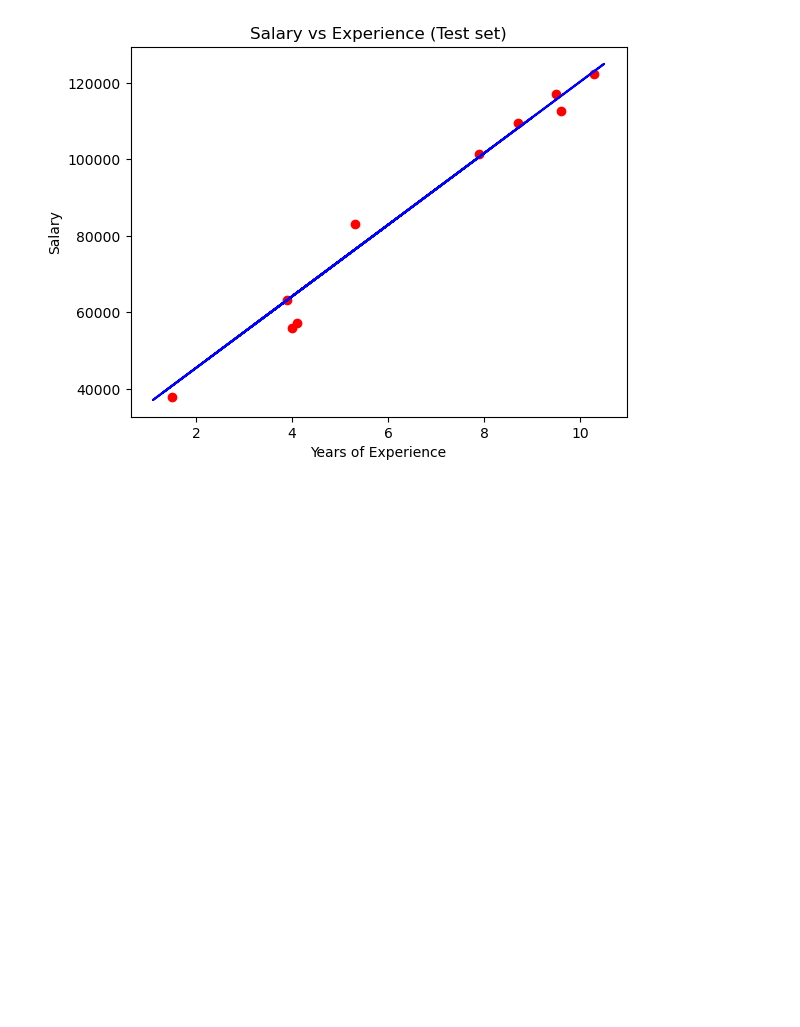
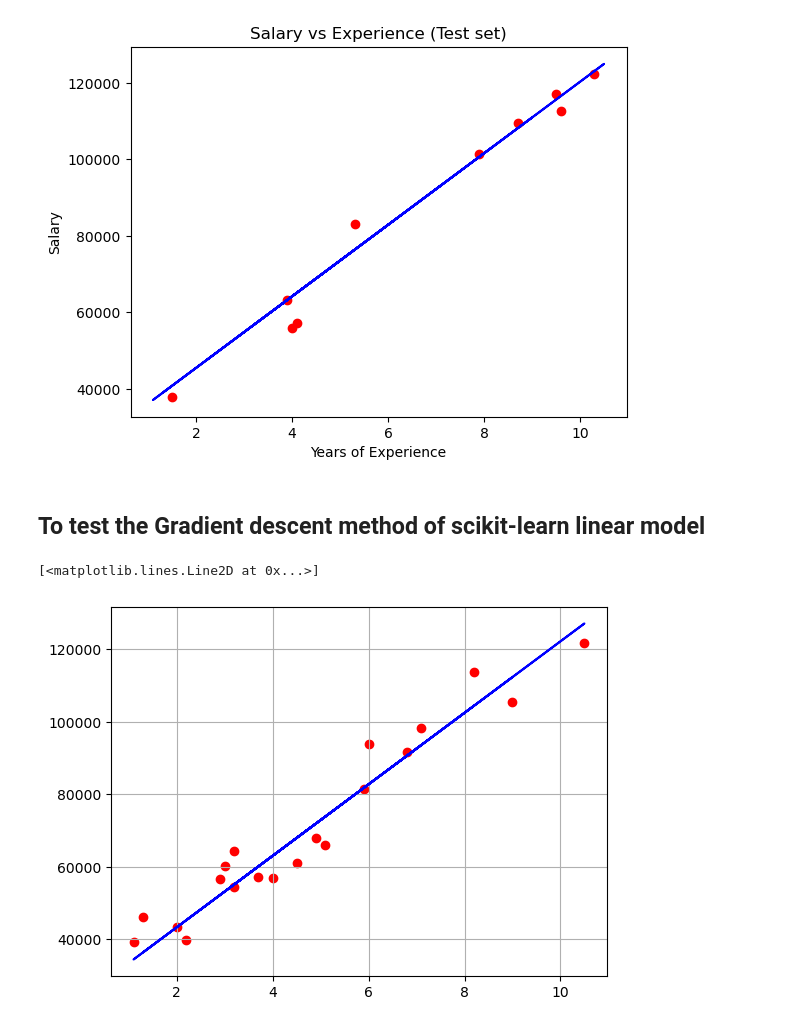
Before and after one commit to arnobmukherjee1988/Data-Preprocessing, a Jupyter notebook: Regression/Simple_Linear_Regression/simple_linear_regression.ipynb, the cells around one changed output. Drawn from its saved outputs; the diff is of its cells as text; code cells hidden in the pictures; blank space fills up the shorter version.

```diff
--- a/Regression/Simple_Linear_Regression/simple_linear_regression.ipynb
+++ b/Regression/Simple_Linear_Regression/simple_linear_regression.ipynb
@@ -83,3 +83,4 @@ print(y)
 # %%
 from sklearn.model_selection import train_test_split
 X_train, X_test, y_train, y_test = train_test_split(X, y, test_size = 1/3, random_state = 0)
+X1_train, X1_test, y1_train, y1_test = X_train, X_test, y_train, y_test
@@ -130,3 +118,15 @@ plt.ylabel('Salary')
 plt.show()
 # %% [output]
 [figure]
+# %% [markdown]
+## To test the Gradient descent method of scikit-learn linear model
+# %%
+from sklearn.linear_model import SGDRegressor
+clf_ = SGDRegressor()
+clf_.fit(X1_train, y1_train)
+plt.grid()
+plt.scatter(X1_train,y1_train, c='r')
+plt.plot(X1_train,clf_.predict(X1_train), c='b')
+# %% [output]
+[<matplotlib.lines.Line2D at 0x...>]
+[figure, added]
```
Also changed, not shown: parts of 4 cells of this notebook.
